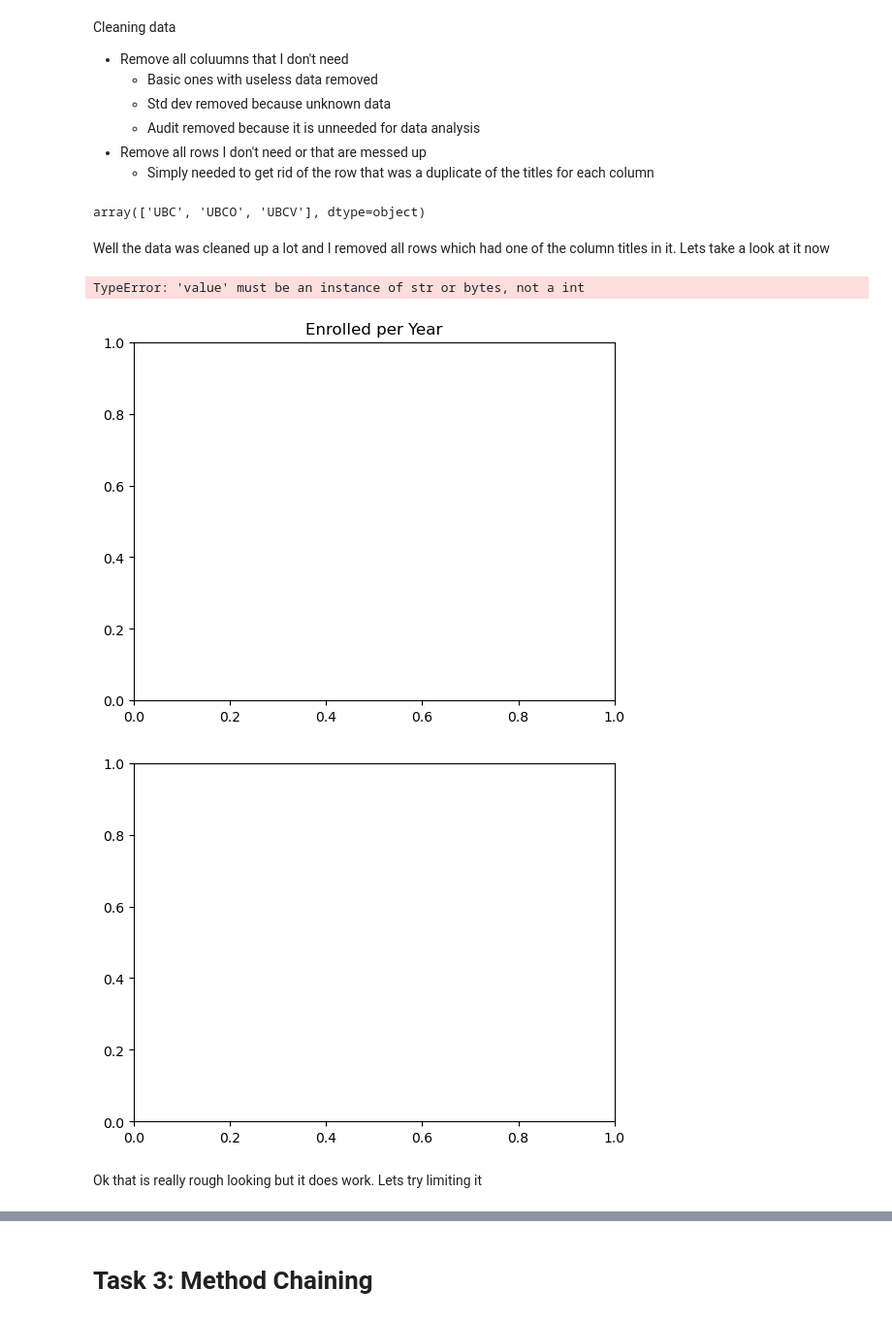
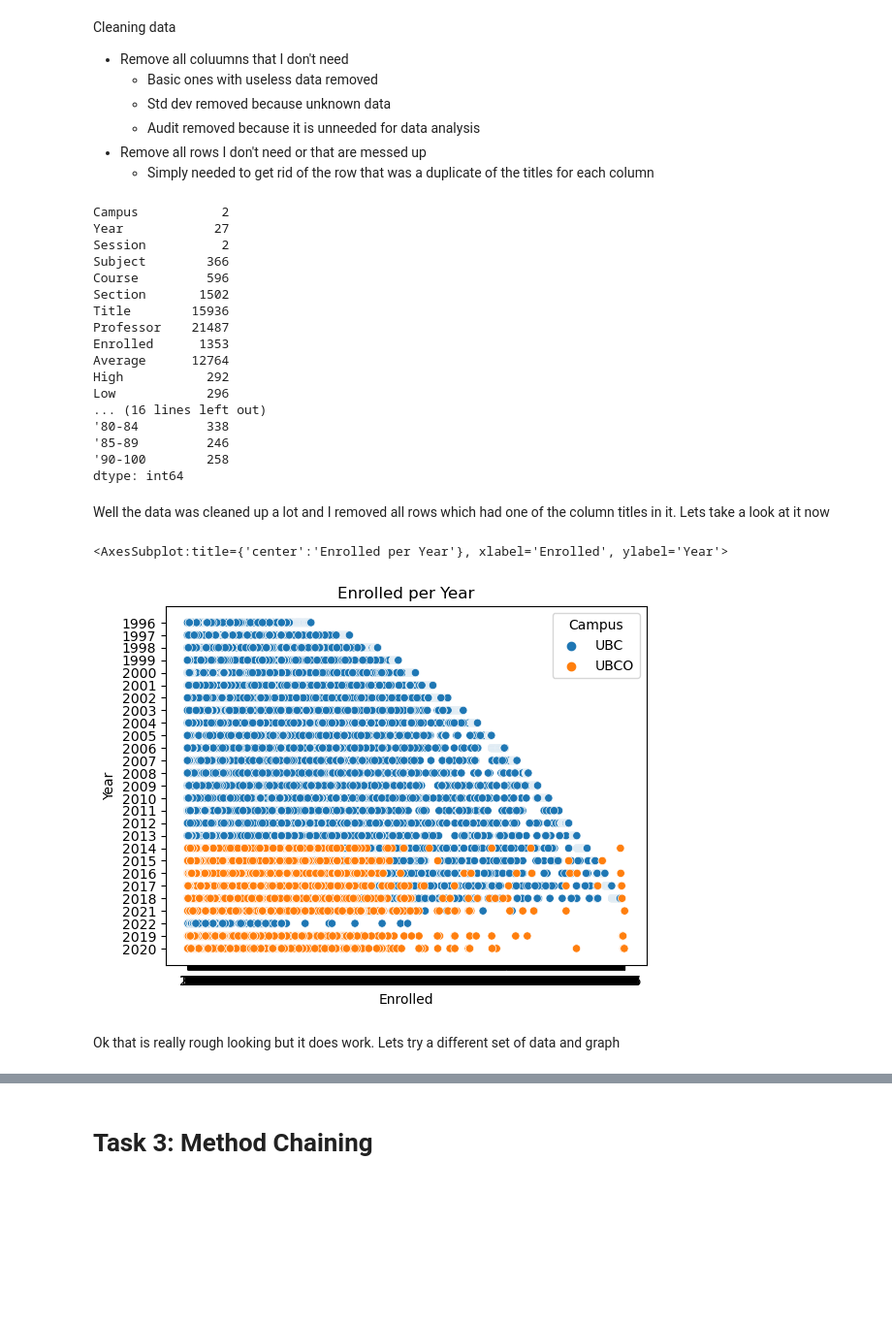
Before and after one commit to ubco-W2022T1-cosc301/project-group27, a Jupyter notebook: notebooks/analysis1.ipynb, the cells around one changed output, grey strips where cells are left out. Shown at 97% size. Saved outputs shown, nothing was run; the diff lists cells and outputs as text; code cells hidden in the pictures; blank space fills up the shorter version.

```diff
--- a/notebooks/analysis1.ipynb
+++ b/notebooks/analysis1.ipynb
@@ -168,23 +168,34 @@ from distutils.command import clean
 
 clean_data = datafile.copy().drop(['Remove', 'Source.Name','SourceFile', 'Other', 'Std Dev', 'Audit'], axis=1)
 clean_data = clean_data.drop(clean_data[clean_data.Campus == 'Campus'].index)
-
+clean_data = clean_data.astype(str)
 clean_data.nunique()
-clean_data.Campus.unique()
 # %% [output]
-array(['UBC', 'UBCO', 'UBCV'], dtype=object)
+Campus           2
+Year            27
+Session          2
+Subject        366
+Course         596
+Section       1502
+Title        15936
+Professor    21487
+Enrolled      1353
+Average      12764
+High           292
+Low            296
+... (16 lines left out)
+'80-84         338
+'85-89         246
+'90-100        258
+dtype: int64
 # %% [markdown]
 Well the data was cleaned up a lot and I removed all rows which had one of the column titles in it. Lets take a look at it now
 # %%
 plt.title('Enrolled per Year')
 
-clean_data.plot(kind='scatter', x='Enrolled', y='Year')
-
-
-#sns.scatterplot(data=clean_data, x='Enrolled', y='Year')
+sns.scatterplot(data=clean_data, x='Enrolled', y='Year', hue='Campus')
 # %% [output]
-TypeError: 'value' must be an instance of str or bytes, not a int
+<AxesSubplot:title={'center':'Enrolled per Year'}, xlabel='Enrolled', ylabel='Year'>
-[figure, old version]
+[figure, new version]
-[figure, removed]
 # %% [markdown]
-Ok that is really rough looking but it does work. Lets try limiting it
+Ok that is really rough looking but it does work. Lets try a different set of data and graph
```
Also changed, not shown: parts of 5 cells of this notebook, 1 other file.
